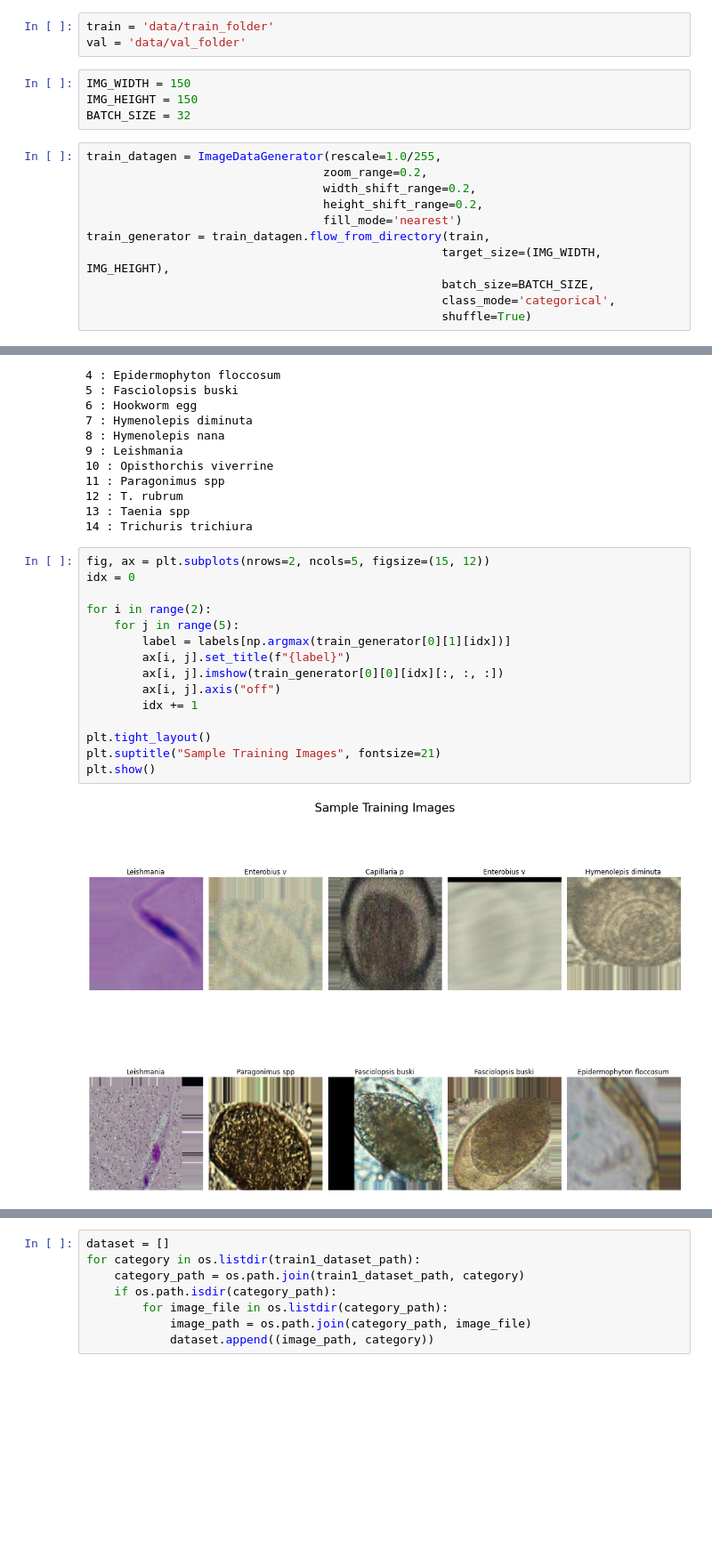
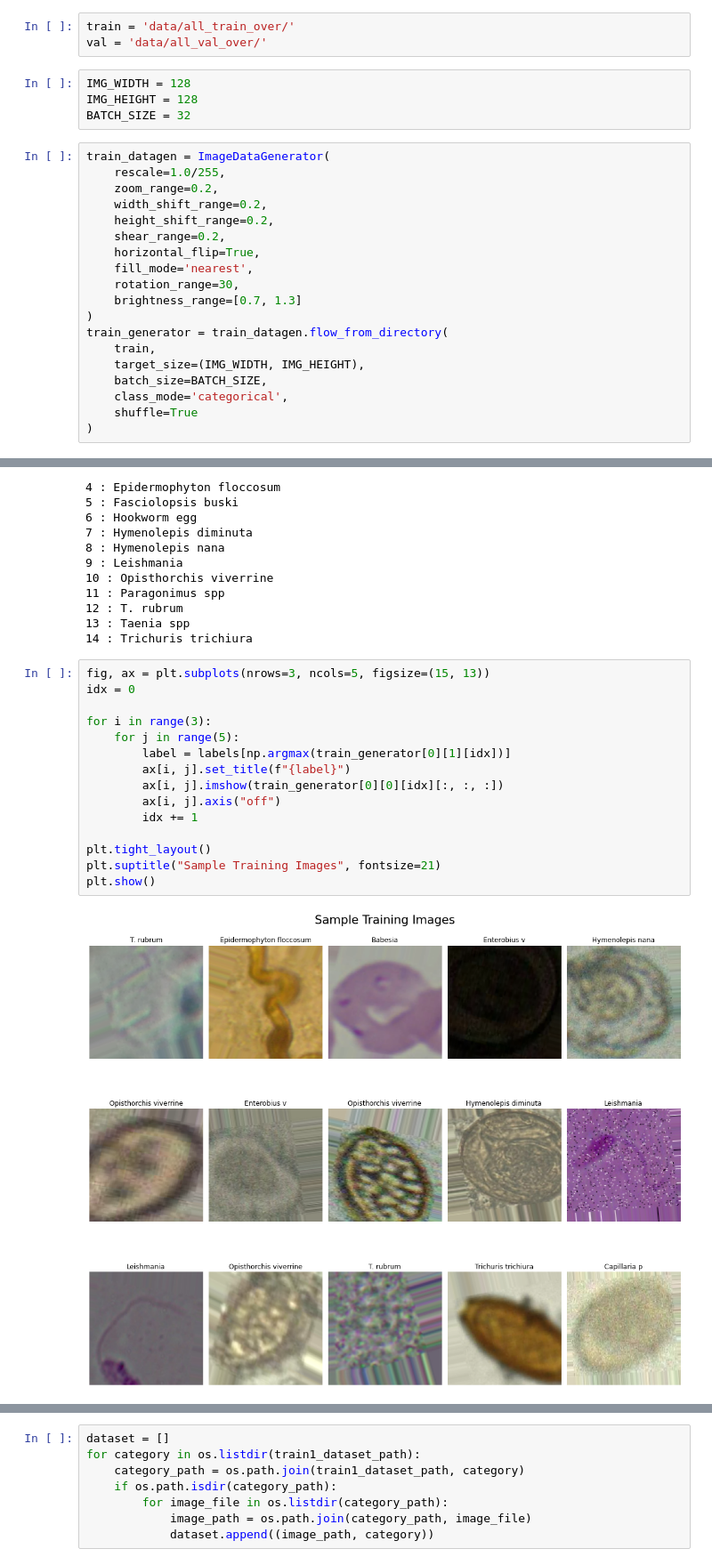
Before and after one commit to kershrita/Parasite-Image-Classifier, a Jupyter notebook: Parasite Species Classifier.ipynb, the cells around one changed output, grey strips where cells are left out. Shown at 89% size. Saved outputs shown, nothing was run; the diff lists cells and outputs as text; blank space fills up the shorter version.

```diff
--- a/Parasite Species Classifier.ipynb
+++ b/Parasite Species Classifier.ipynb
@@ -27,19 +175,27 @@ validation_dataset_path = 'data/test_data/'
 # %%
-train = 'data/train_folder'
-val = 'data/val_folder'
+train = 'data/all_train_over/'
+val = 'data/all_val_over/'
 # %%
-IMG_WIDTH = 150
-IMG_HEIGHT = 150
+IMG_WIDTH = 128
+IMG_HEIGHT = 128
 BATCH_SIZE = 32
 # %%
-train_datagen = ImageDataGenerator(rescale=1.0/255,
-                                  zoom_range=0.2,
-                                  width_shift_range=0.2,
-                                  height_shift_range=0.2,
-                                  fill_mode='nearest')
-train_generator = train_datagen.flow_from_directory(train,
-                                                   target_size=(IMG_WIDTH, IMG_HEIGHT),
-                                                   batch_size=BATCH_SIZE,
-                                                   class_mode='categorical',
-                                                   shuffle=True)
+train_datagen = ImageDataGenerator(
+    rescale=1.0/255,
+    zoom_range=0.2,
+    width_shift_range=0.2,
+    height_shift_range=0.2,
+    shear_range=0.2,
+    horizontal_flip=True,
+    fill_mode='nearest',
+    rotation_range=30,
+    brightness_range=[0.7, 1.3]
+)
+train_generator = train_datagen.flow_from_directory(
+    train,
+    target_size=(IMG_WIDTH, IMG_HEIGHT),
+    batch_size=BATCH_SIZE,
+    class_mode='categorical',
+    shuffle=True
+)
 # %% [output]
@@ -78,22 +236,22 @@ Label Mappings for classes present in the training and validation datasets
 13 : Taenia spp
 14 : Trichuris trichiura
 # %%
-fig, ax = plt.subplots(nrows=2, ncols=5, figsize=(15, 12))
+fig, ax = plt.subplots(nrows=3, ncols=5, figsize=(15, 13))
 idx = 0
 
-for i in range(2):
+for i in range(3):
     for j in range(5):
         label = labels[np.argmax(train_generator[0][1][idx])]
         ax[i, j].set_title(f"{label}")
         ax[i, j].imshow(train_generator[0][0][idx][:, :, :])
         ax[i, j].axis("off")
         idx += 1
 
 plt.tight_layout()
 plt.suptitle("Sample Training Images", fontsize=21)
 plt.show()
 # %% [output]
-[figure, old version]
+[figure, new version]
 # %%
 def create_model():
     model = Sequential([
```
Also changed, not shown: parts of 36 cells of this notebook.
